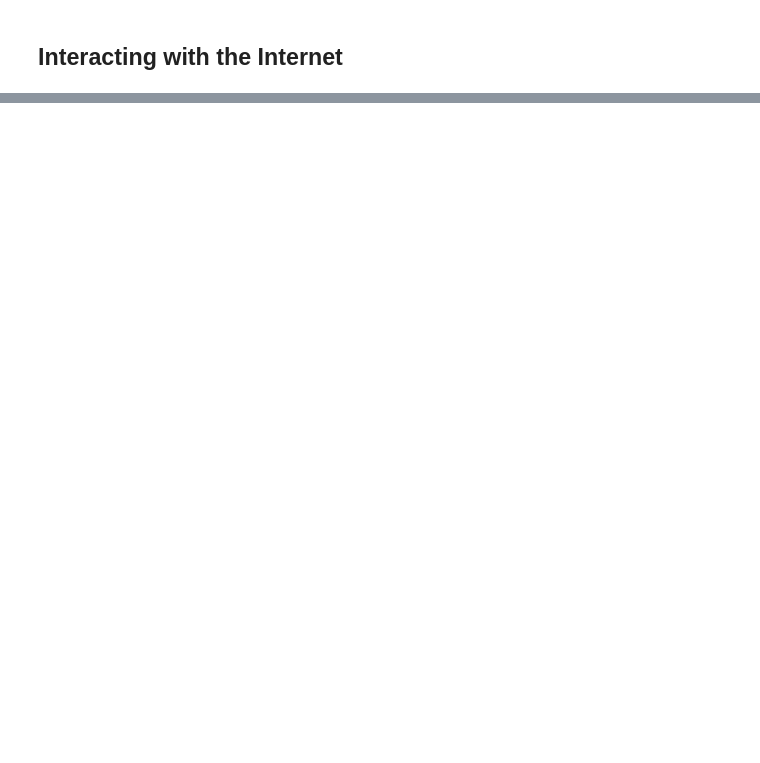
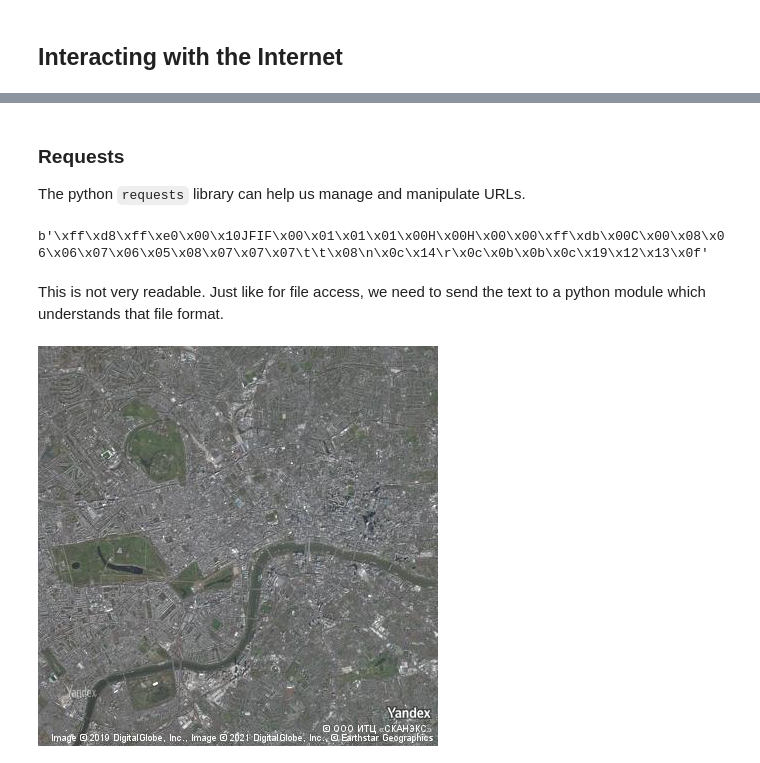
Before and after one commit to aymericvie/RSE_Turing, a Jupyter notebook: units/unit2.ipynb, the cells around one changed output, grey strips where cells are left out. Drawn from its saved outputs; the diff is of its cells as text; code cells hidden in the pictures; blank space fills up the shorter version.

````diff
--- a/units/unit2.ipynb
+++ b/units/unit2.ipynb
@@ -722,0 +776,26 @@ mystringasafile.readline()
+# %% [markdown]
+### Requests
+
+The python ```requests``` library can help us manage and manipulate URLs.
+# %%
+import requests
+response = requests.get(
+    "https://static-maps.yandex.ru:443/1.x",
+    params={
+        "size": "400,400",  # size of map
+        "ll": "-0.1275,51.51",  # longitude & latitude of centre
+        "z": 12,  # zoom level
+        "l": "sat",  # map layer (satellite image)
+        "lang": "en_US",  # language
+    },
+)
+response.content[0:50]
+# %% [output]
+b'\xff\xd8\xff\xe0\x00\x10JFIF\x00\x01\x01\x01\x00H\x00H\x00\x00\xff\xdb\x00C\x00\x08\x06\x06\x07\x06\x05\x08\x07\x07\x07\t\t\x08\n\x0c\x14\r\x0c\x0b\x0b\x0c\x19\x12\x13\x0f'
+# %% [markdown]
+This is not very readable. Just like for file access, we need to send the text to a python module which understands that file format.
+# %%
+import IPython
+IPython.core.display.Image(response.content)
+# %% [output]
+[figure, added]
````
Also changed, not shown: parts of 11 cells of this notebook, 1 other file.
